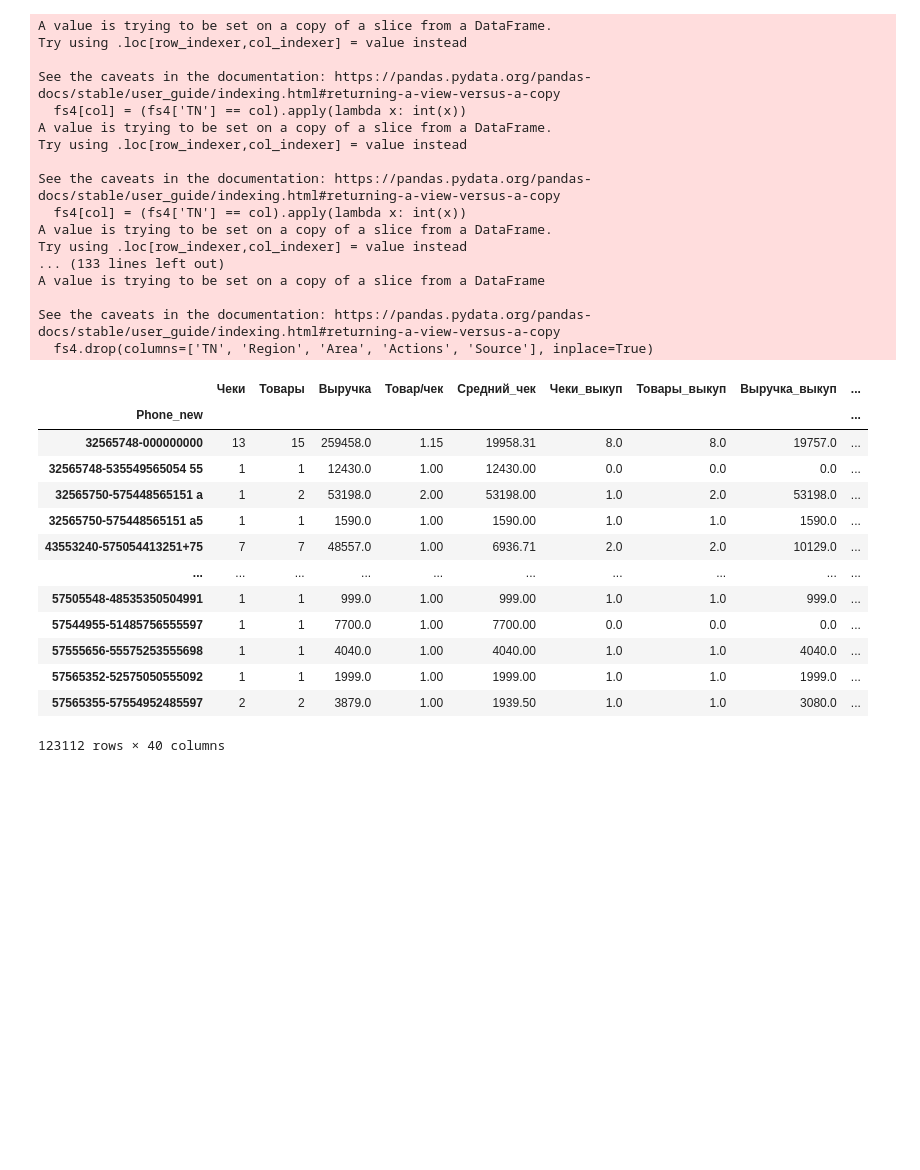
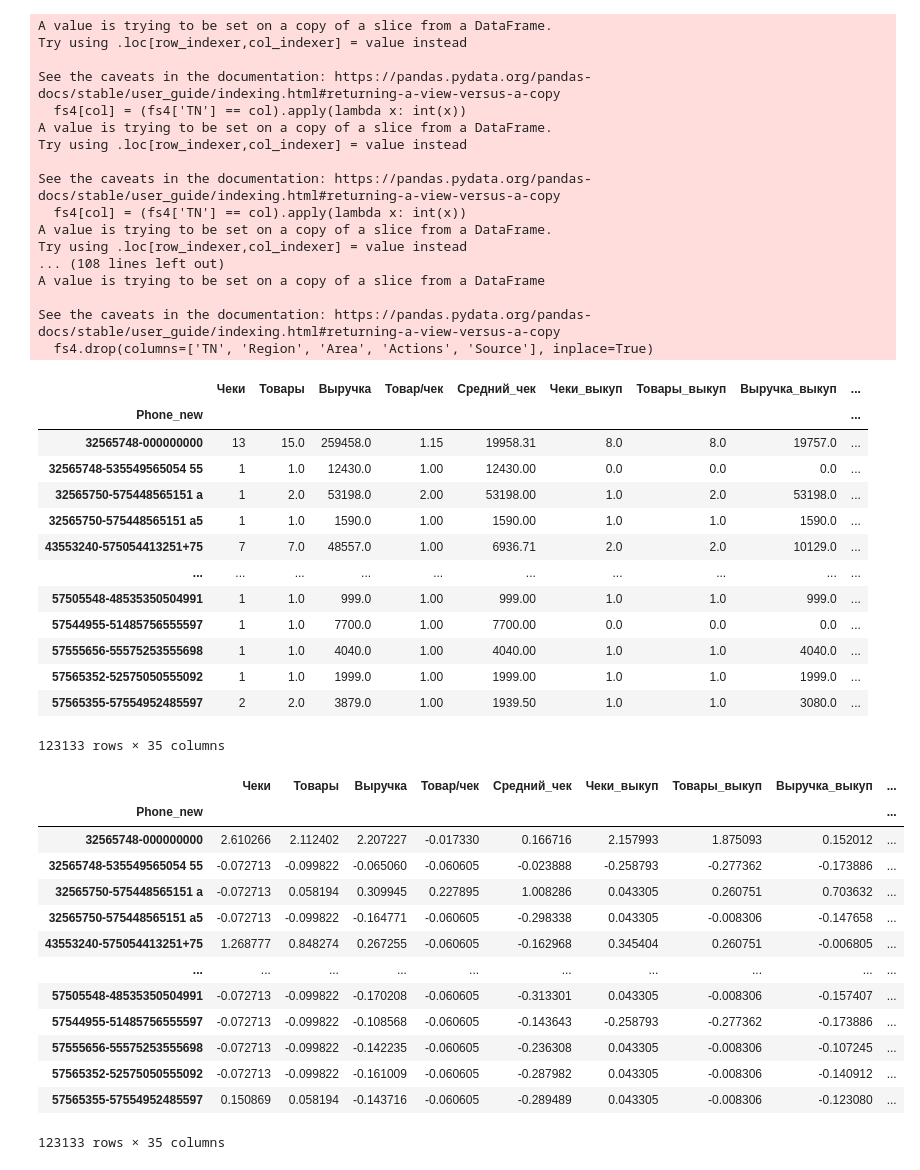
Before and after one commit to timurratnikov/Diplom_electronice, a Jupyter notebook: clustering_features.ipynb, the cells around one changed output. Drawn from its saved outputs; the diff is of its cells as text; code cells hidden in the pictures; blank space fills up the shorter version.

```diff
--- a/clustering_features.ipynb
+++ b/clustering_features.ipynb
@@ -2,7 +2,7 @@
 import pandas as pd
 import numpy as np
 
-df = pd.read_excel('electronika_clean.xlsx')
+df = pd.read_pickle('electronika_clean.pkl')
 # %%
 # Выручка / количество товаров
 
@@ -58,11 +58,6 @@ for action in actions_values:
 for col in list(actions_set):
     fs4[col] = fs4['Actions'].apply(lambda x: int(str(x).find(col) != -1))
 
-source_values = df['Source'].value_counts().index
-for col in source_values:
-    fs4[col] = (fs4['Source'] == col).apply(lambda x: int(x))
-
-fs4['Большой город'] = fs4['Region'].apply(lambda x: int(str(x) in ['Москва', 'Санкт-Петербург']))
 fs4.drop(columns=['TN', 'Region', 'Area', 'Actions', 'Source'], inplace=True)
 
 fs4_agg = fs4.groupby(['Phone_new']).sum()
@@ -83,24 +78,43 @@ See the caveats in the documentation: https://pandas.pydata.org/pandas-docs/stab
   fs4[col] = (fs4['TN'] == col).apply(lambda x: int(x))
 A value is trying to be set on a copy of a slice from a DataFrame.
 Try using .loc[row_indexer,col_indexer] = value instead
-... (133 lines left out)
+... (108 lines left out)
 A value is trying to be set on a copy of a slice from a DataFrame
 
 See the caveats in the documentation: https://pandas.pydata.org/pandas-docs/stable/user_guide/indexing.html#returning-a-view-versus-a-copy
   fs4.drop(columns=['TN', 'Region', 'Area', 'Actions', 'Source'], inplace=True)
 |  | Чеки | Товары | Выручка | Товар/чек | Средний_чек | Чеки_выкуп | Товары_выкуп | Выручка_выкуп | ... |
 | Phone_new |  |  |  |  |  |  |  |  | ... |
-| 32565748-000000000 | 13 | 15 | 259458.0 | 1.15 | 19958.31 | 8.0 | 8.0 | 19757.0 | ... |
-| 32565748-535549565054 55 | 1 | 1 | 12430.0 | 1.00 | 12430.00 | 0.0 | 0.0 | 0.0 | ... |
-| 32565750-575448565151 а | 1 | 2 | 53198.0 | 2.00 | 53198.00 | 1.0 | 2.0 | 53198.0 | ... |
-| 32565750-575448565151 а5 | 1 | 1 | 1590.0 | 1.00 | 1590.00 | 1.0 | 1.0 | 1590.0 | ... |
-| 43553240-575054413251+75 | 7 | 7 | 48557.0 | 1.00 | 6936.71 | 2.0 | 2.0 | 10129.0 | ... |
+| 32565748-000000000 | 13 | 15.0 | 259458.0 | 1.15 | 19958.31 | 8.0 | 8.0 | 19757.0 | ... |
+| 32565748-535549565054 55 | 1 | 1.0 | 12430.0 | 1.00 | 12430.00 | 0.0 | 0.0 | 0.0 | ... |
+| 32565750-575448565151 а | 1 | 2.0 | 53198.0 | 2.00 | 53198.00 | 1.0 | 2.0 | 53198.0 | ... |
+| 32565750-575448565151 а5 | 1 | 1.0 | 1590.0 | 1.00 | 1590.00 | 1.0 | 1.0 | 1590.0 | ... |
+| 43553240-575054413251+75 | 7 | 7.0 | 48557.0 | 1.00 | 6936.71 | 2.0 | 2.0 | 10129.0 | ... |
 | ... | ... | ... | ... | ... | ... | ... | ... | ... | ... |
-| 57505548-48535350504991 | 1 | 1 | 999.0 | 1.00 | 999.00 | 1.0 | 1.0 | 999.0 | ... |
-| 57544955-51485756555597 | 1 | 1 | 7700.0 | 1.00 | 7700.00 | 0.0 | 0.0 | 0.0 | ... |
-| 57555656-55575253555698 | 1 | 1 | 4040.0 | 1.00 | 4040.00 | 1.0 | 1.0 | 4040.0 | ... |
-| 57565352-52575050555092 | 1 | 1 | 1999.0 | 1.00 | 1999.00 | 1.0 | 1.0 | 1999.0 | ... |
-| 57565355-57554952485597 | 2 | 2 | 3879.0 | 1.00 | 1939.50 | 1.0 | 1.0 | 3080.0 | ... |
+| 57505548-48535350504991 | 1 | 1.0 | 999.0 | 1.00 | 999.00 | 1.0 | 1.0 | 999.0 | ... |
+| 57544955-51485756555597 | 1 | 1.0 | 7700.0 | 1.00 | 7700.00 | 0.0 | 0.0 | 0.0 | ... |
+| 57555656-55575253555698 | 1 | 1.0 | 4040.0 | 1.00 | 4040.00 | 1.0 | 1.0 | 4040.0 | ... |
+| 57565352-52575050555092 | 1 | 1.0 | 1999.0 | 1.00 | 1999.00 | 1.0 | 1.0 | 1999.0 | ... |
+| 57565355-57554952485597 | 2 | 2.0 | 3879.0 | 1.00 | 1939.50 | 1.0 | 1.0 | 3080.0 | ... |
-123112 rows × 40 columns
+123133 rows × 35 columns
+# %%
+for col in fs.columns:
+    fs[col] = (fs[col] - fs[col].mean()) / fs[col].std()
+fs
+# %% [output]
+|  | Чеки | Товары | Выручка | Товар/чек | Средний_чек | Чеки_выкуп | Товары_выкуп | Выручка_выкуп | ... |
+| Phone_new |  |  |  |  |  |  |  |  | ... |
+| 32565748-000000000 | 2.610266 | 2.112402 | 2.207227 | -0.017330 | 0.166716 | 2.157993 | 1.875093 | 0.152012 | ... |
+| 32565748-535549565054 55 | -0.072713 | -0.099822 | -0.065060 | -0.060605 | -0.023888 | -0.258793 | -0.277362 | -0.173886 | ... |
+| 32565750-575448565151 а | -0.072713 | 0.058194 | 0.309945 | 0.227895 | 1.008286 | 0.043305 | 0.260751 | 0.703632 | ... |
+| 32565750-575448565151 а5 | -0.072713 | -0.099822 | -0.164771 | -0.060605 | -0.298338 | 0.043305 | -0.008306 | -0.147658 | ... |
+| 43553240-575054413251+75 | 1.268777 | 0.848274 | 0.267255 | -0.060605 | -0.162968 | 0.345404 | 0.260751 | -0.006805 | ... |
+| ... | ... | ... | ... | ... | ... | ... | ... | ... | ... |
+| 57505548-48535350504991 | -0.072713 | -0.099822 | -0.170208 | -0.060605 | -0.313301 | 0.043305 | -0.008306 | -0.157407 | ... |
+| 57544955-51485756555597 | -0.072713 | -0.099822 | -0.108568 | -0.060605 | -0.143643 | -0.258793 | -0.277362 | -0.173886 | ... |
+| 57555656-55575253555698 | -0.072713 | -0.099822 | -0.142235 | -0.060605 | -0.236308 | 0.043305 | -0.008306 | -0.107245 | ... |
+| 57565352-52575050555092 | -0.072713 | -0.099822 | -0.161009 | -0.060605 | -0.287982 | 0.043305 | -0.008306 | -0.140912 | ... |
+| 57565355-57554952485597 | 0.150869 | 0.058194 | -0.143716 | -0.060605 | -0.289489 | 0.043305 | -0.008306 | -0.123080 | ... |
+123133 rows × 35 columns
 # %%
 fs.reset_index().to_csv('features.csv', index=False)
```
Also changed, not shown: parts of 1 cell of this notebook, 4 other files.
